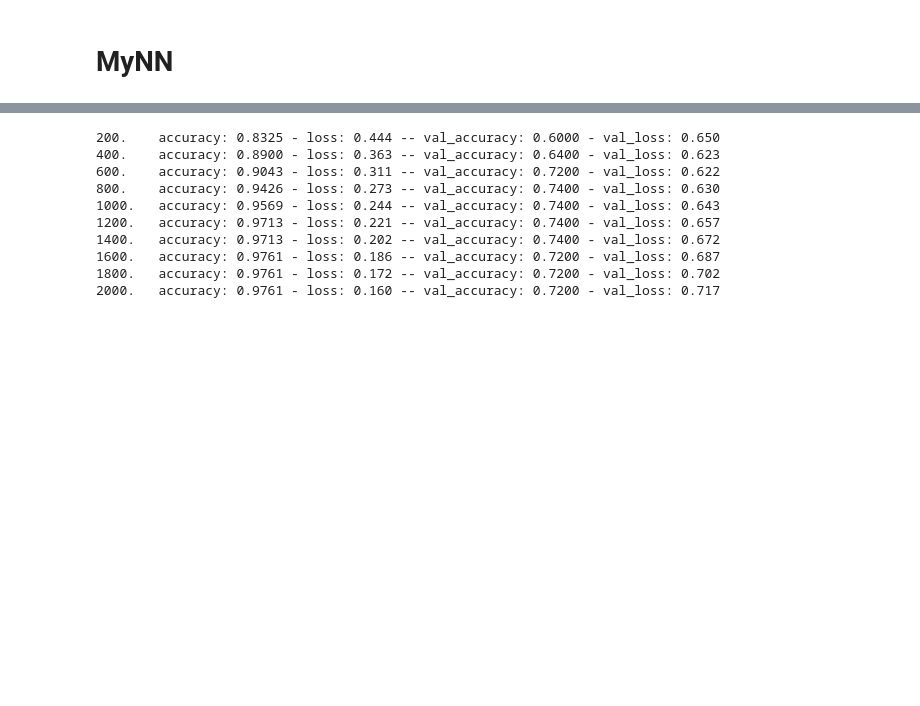
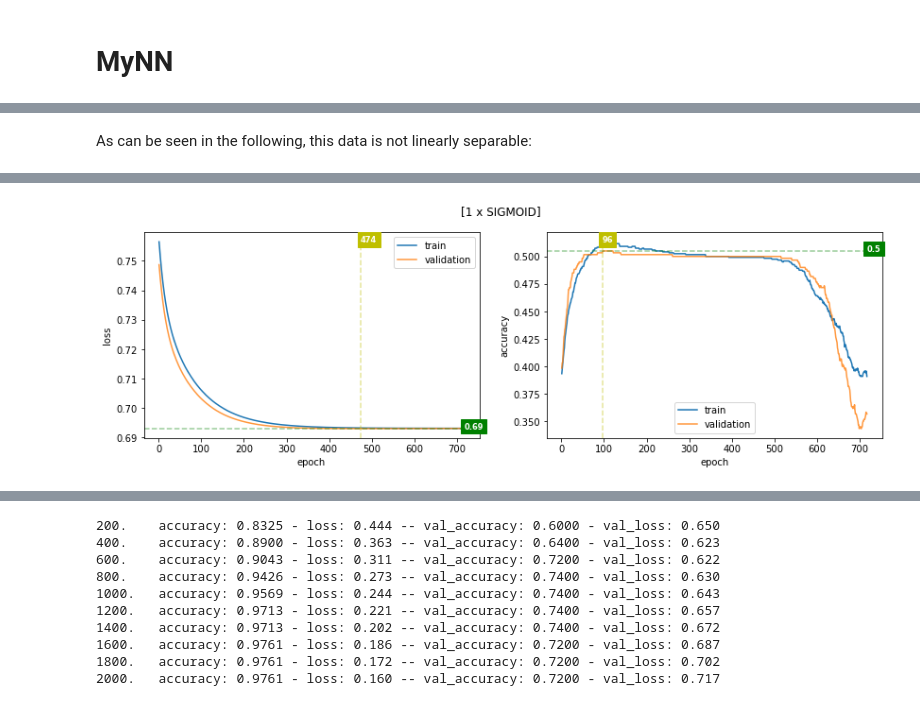
Before and after one commit to abtkod/practice, a Jupyter notebook: deeplearning/projects.ipynb, the cells around one changed output, grey strips where cells are left out. Saved outputs shown, nothing was run; the diff lists cells and outputs as text; code cells hidden in the pictures; blank space fills up the shorter version.

```diff
--- a/deeplearning/projects.ipynb
+++ b/deeplearning/projects.ipynb
@@ -11,7 +16,7 @@
 # %%
 import matplotlib.pyplot as plt
 
-def plot_train_log(log, to_epoch=False, from_epoch=1):
+def plot_train_log(log, to_epoch=False, from_epoch=1, title=''):
     assert (from_epoch >= 1 and (to_epoch is False or to_epoch > from_epoch)), 'invalid epoch range'
     '''plots log = {'loss':[...], 'accuracy':[...], 'val_loss':[...], 'val_accuracy':[...]}
     '''
@@ -55,4 +60,5 @@ def plot_train_log(log, to_epoch=False, from_epoch=1):
     axes[1].set_xlabel('epoch')
     axes[1].set_ylabel('accuracy')
     axes[1].legend()
+    fig.suptitle(title)
     plt.show()
@@ -132,0 +198,14 @@ def fit(trainer, print_epochs):
+# %%
+train_x, train_y = train_dataset[:][0], train_dataset[:][1]
+test_x, test_y = test_dataset[:][0], test_dataset[:][1]
+train_x, train_y = train_x.T, train_y.T
+test_x, test_y = test_x.T, test_y.T
+# %% [markdown]
+As can be seen in the following, this data is not linearly separable:
+# %%
+# using one layer one node
+net = NN([1], [NN.SIGMOID], loss_func=NN.LOGLOSS)
+trainer = net.train(train_x, train_y, alpha=0.1, max_iterations=1000, return_cost_every=1)
+log = fit(trainer, print_epochs=200)
+plot_train_log(log, title='[1 x SIGMOID]')
+# %% [output]
@@ -132,0 +215 @@ def fit(trainer, print_epochs):
+[figure, added]
```
Also changed, not shown: parts of 30 cells of this notebook.
